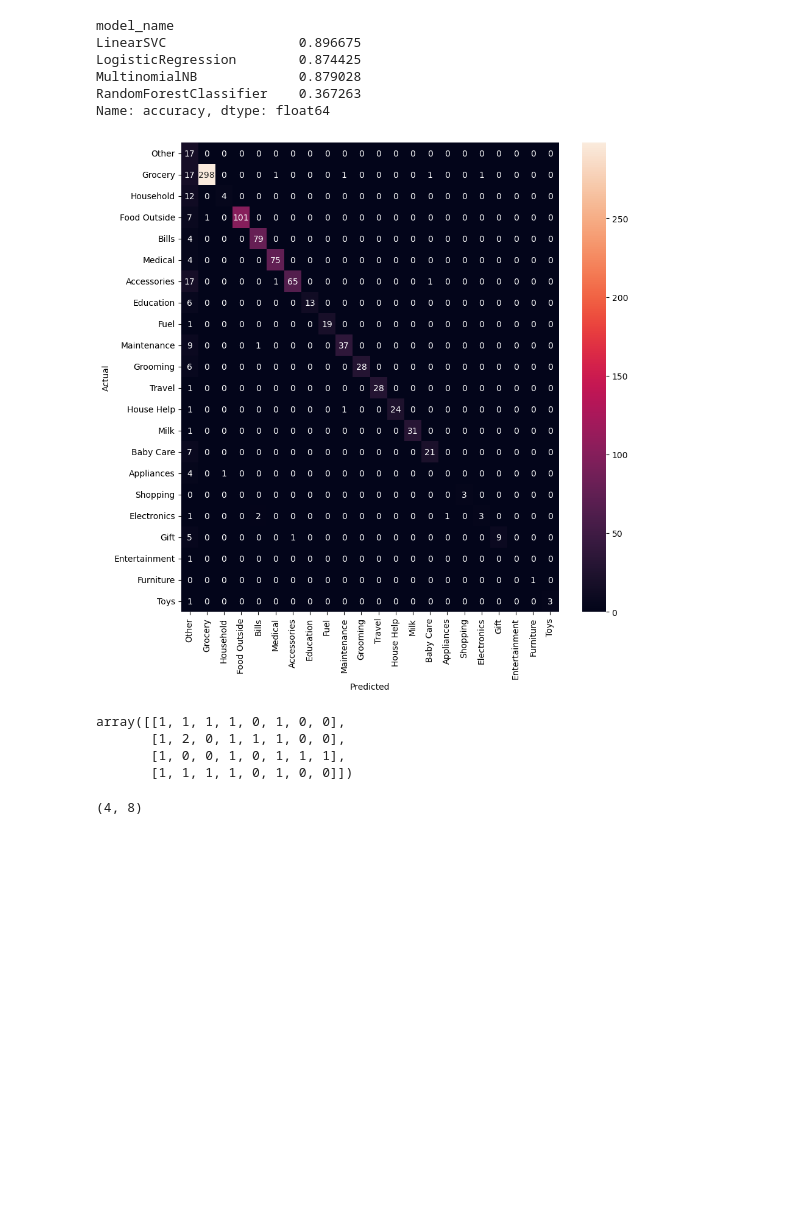
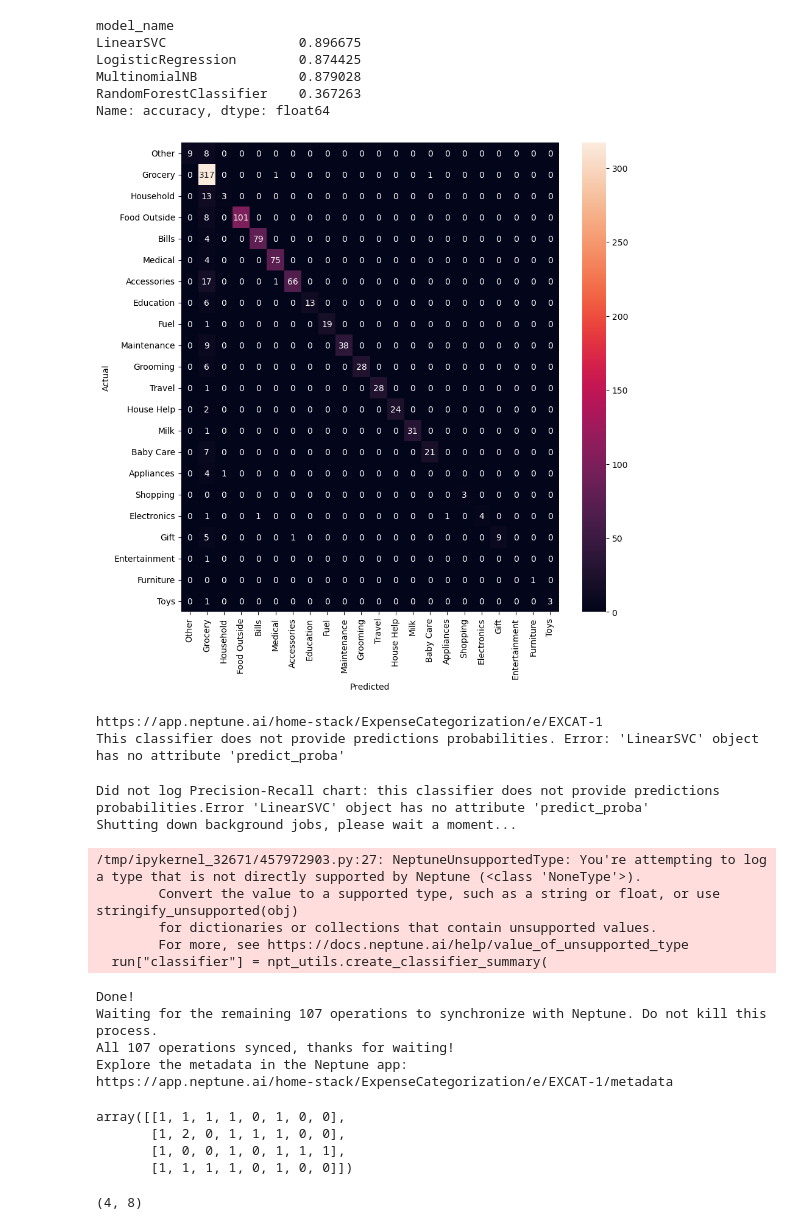
Before and after one commit to alokkusingh/expense-catecorization, a Jupyter notebook: ExpenseCategorization.ipynb, the cells around one changed output. Drawn from its saved outputs; the diff is of its cells as text; code cells hidden in the pictures; blank space fills up the shorter version.

Commit message:
Retrained model

```diff
--- a/ExpenseCategorization.ipynb
+++ b/ExpenseCategorization.ipynb
@@ -277,18 +277,32 @@ MultinomialNB             0.879028
 RandomForestClassifier    0.367263
 Name: accuracy, dtype: float64
 # %%
-model = LogisticRegression(fit_intercept=False)
-#model = LinearSVC()
+#model = LogisticRegression(fit_intercept=False)
+model = LinearSVC()
 X_train, X_test, y_train, y_test, indices_train, indices_test = train_test_split(features, labels, expense_data.index, test_size=0.25, random_state=0)
 model.fit(X_train, y_train)
 y_pred = model.predict(X_test)
 from sklearn.metrics import confusion_matrix
 conf_mat = confusion_matrix(y_test, y_pred)
 fig, ax = plt.subplots(figsize=(10,10))
 sns.heatmap(conf_mat, annot=True, fmt='d',
             xticklabels=category_id_expense.Category.values, yticklabels=category_id_expense.Category.values)
 plt.ylabel('Actual')
 plt.xlabel('Predicted')
 plt.show()
 # %% [output]
-[figure, old version]
+[figure, new version]
+https://app.neptune.ai/home-stack/ExpenseCategorization/e/EXCAT-1
+This classifier does not provide predictions probabilities. Error: 'LinearSVC' object has no attribute 'predict_proba'
+Did not log Precision-Recall chart: this classifier does not provide predictions probabilities.Error 'LinearSVC' object has no attribute 'predict_proba'
+Shutting down background jobs, please wait a moment...
+/tmp/ipykernel_32671/457972903.py:27: NeptuneUnsupportedType: You're attempting to log a type that is not directly supported by Neptune (<class 'NoneType'>).
+        Convert the value to a supported type, such as a string or float, or use stringify_unsupported(obj)
+        for dictionaries or collections that contain unsupported values.
+        For more, see https://docs.neptune.ai/help/value_of_unsupported_type
+  run["classifier"] = npt_utils.create_classifier_summary(
+Done!
+Waiting for the remaining 107 operations to synchronize with Neptune. Do not kill this process.
+All 107 operations synced, thanks for waiting!
+Explore the metadata in the Neptune app:
+https://app.neptune.ai/home-stack/ExpenseCategorization/e/EXCAT-1/metadata
@@ -323,8 +355,8 @@ array([[1, 1, 1, 1, 0, 1, 0, 0],
        [1, 2, 0, 1, 1, 1, 0, 0],
        [1, 0, 0, 1, 0, 1, 1, 1],
        [1, 1, 1, 1, 0, 1, 0, 0]])
-# %%
-pipe['tfid'].idf_
-pipe.transform(corpus).shape
-# %% [output]
-(4, 8)
+# %%
+pipe['tfid'].idf_
+pipe.transform(corpus).shape
+# %% [output]
+(4, 8)
```
Also changed, not shown: parts of 11 cells of this notebook, 3 other files.
